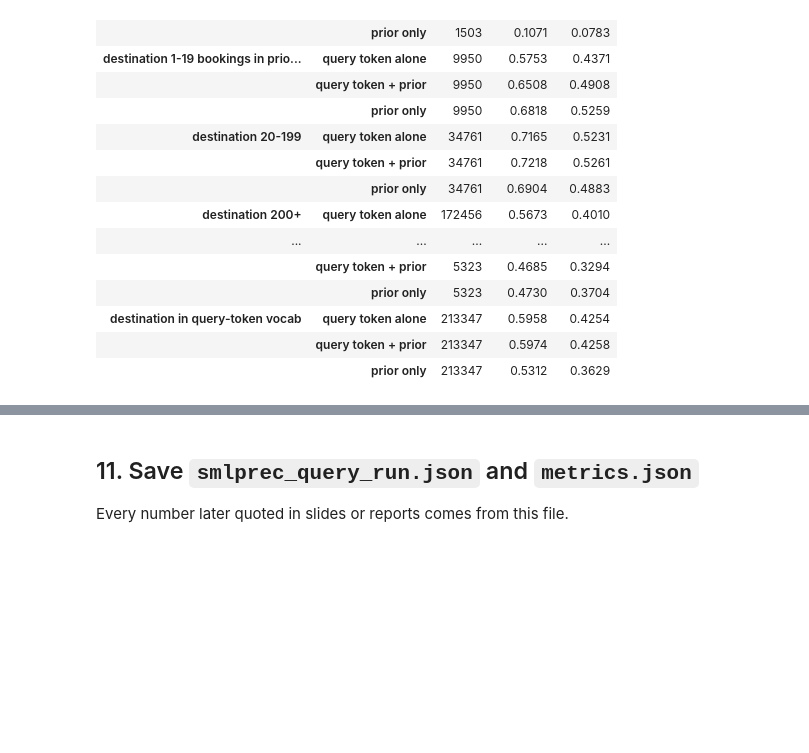
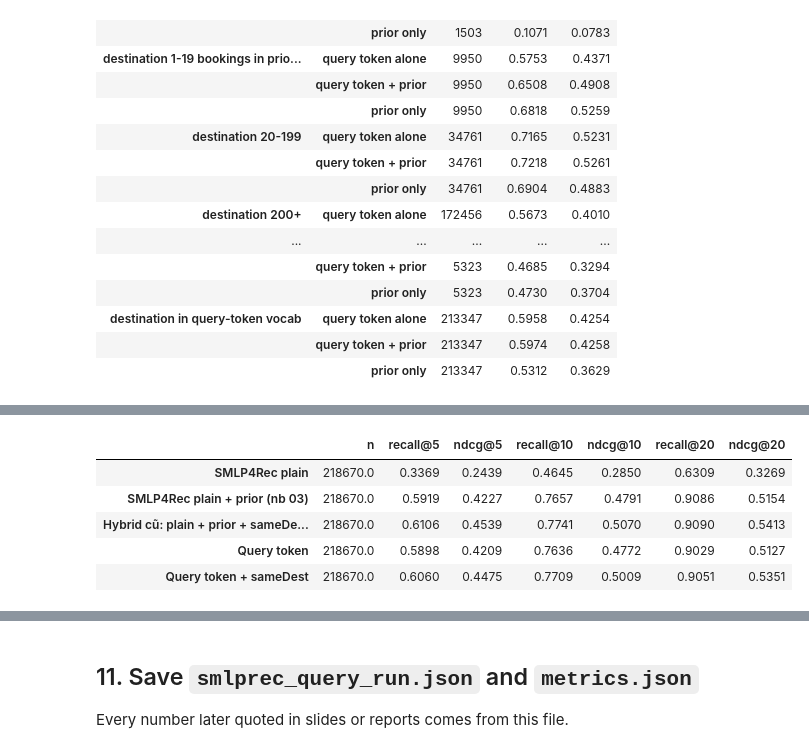
Before and after one commit to Quocker20/next-best-product-recommendation, a Jupyter notebook: notebooks/hospitality/smlp4rec/01c_train_test_smlp4rec_query.ipynb, the cells around one changed output, grey strips where cells are left out. Saved outputs shown, nothing was run; the diff lists cells and outputs as text; code cells hidden in the pictures; blank space fills up the shorter version.

```diff
--- a/notebooks/hospitality/smlp4rec/01c_train_test_smlp4rec_query.ipynb
+++ b/notebooks/hospitality/smlp4rec/01c_train_test_smlp4rec_query.ipynb
@@ -53,7 +53,7 @@ RESULT_JSON = ROOT / "results" / "week4_rebuild" / "smlprec_query_run.json"
 TAG = "query-1c"
 RUN_DIR = ROOT / "experiments" / f"{date.today():%Y-%m-%d}_expedia_smlp4rec_{TAG}"
 RUN_DIR.mkdir(parents=True, exist_ok=True)
-RESUME = True  # True: continue from RUN_DIR/last.pth if it exists (weights + optimizer + per-epoch rows); set False or delete the run folder for a fresh run
+RESUME = False  # True: continue from RUN_DIR/last.pth if it exists (weights + optimizer + per-epoch rows); set False or delete the run folder for a fresh run
 KS = (5, 10, 20)
 print("run dir:", RUN_DIR)
 
@@ -647,0 +712,18 @@ TEST slices (Recall@5 / NDCG@5)
+# %%
+def rank_hybrid(c: dict, p_base: np.ndarray, alpha: float, wmap: dict) -> np.ndarray:
+    """Rank of the target under log q_base + w_p log q_prior + w_s log q_sameDest; wmap = {0: (w_p, w_s) new dest, 1: known dest}."""
+    cid = c["q_seen"].astype(int)
+    wp = np.array([wmap[0][0], wmap[1][0]], np.float32)[cid][:, None]
+    ws = np.array([wmap[0][1], wmap[1][1]], np.float32)[cid][:, None]
+    return target_rank(
+        smoothed_log(p_base, alpha) + wp * smoothed_log(c["prior"], alpha) + ws * smoothed_log(same_dest_distribution(c["sd"]), alpha),
+        c["y"],
+    )
+
+
+# the old hybrid must be reproduced from the plain checkpoint and the saved weights (notebook 04)
+old_wmap = {k: (v[1], v[2]) for k, v in OLD_W.items()}
+rank_old_test = rank_hybrid(C["test"], C["test"]["p_plain"], OLD_ALPHA, old_wmap)
+got, want = summarize(rank_old_test, ks=KS), HY_REF["benchmark"]["test"]["warm"][OLD_NAME]
+print("old hybrid, test warm, recomputed:", {m: got[m] for m in ("recall@5", "ndcg@5", "ndcg@10")}, "| notebook 04:", {m: want[m] for m in ("recall@5", "ndcg@5", "ndcg@10")})
+assert all(abs(got[m] - want[m]) < 1e-4 for m in ("recall@5", "ndcg@5", "recall@10", "ndcg@10"))
@@ -647,0 +775,63 @@ TEST slices (Recall@5 / NDCG@5)
+# %%
+# L = 0 rows of the test window (first booking of each user): query-token variants run on an empty history, as scripts/query_token_cold_users.py
+inter_ids = pd.read_csv(WORK / "expedia_rowid" / "expedia_rowid.inter", sep="\t").sort_values(["user_id:token", "timestamp:float"], kind="stable")
+first = inter_ids.drop_duplicates("user_id:token", keep="first")
+t_valid_max = float(valid_data.dataset.inter_feat[TIME].max())
+f = first[first["timestamp:float"] >= t_valid_max]
+cold_row = f["row_id:float"].astype(int).values
+cold_y = f["item_id:token"].astype(int).values  # raw cluster index 0..99
+cold_dest = codes[cold_row, DEST].astype(np.int64)
+S_LEN = config["MAX_ITEM_LIST_LENGTH"]
+ml_cold = torch.log_softmax(
+    torch.from_numpy(full_scores(model, {"y": cold_y}, q_idx=Qt[cold_row], seq=torch.zeros((len(cold_y), S_LEN), dtype=torch.long))), dim=1
+).numpy()
+C["cold"] = {
+    "y": cold_y,
+    "q_seen": np.zeros(len(cold_y), bool),
+    "prior": prior_prob(cold_dest),
+    "sd": np.zeros((len(cold_y), len(cluster_ids)), np.float32),  # no history: sameDest is uniform after normalisation
+    "p_qt": np.exp(ml_cold[:, cluster_ids]),
+}
+assert len(cold_y) == 49443, len(cold_y)  # same rows as notebook 06
+
+NAMES = {
+    "plain": "SMLP4Rec plain",
+    "plain+prior": "SMLP4Rec plain + prior (nb 03)",
+    "old": "Hybrid cũ: plain + prior + sameDest (nb 04)",
+    "qt": "Query token",
+    "qt+prior": f"Query token + prior (w = {best_w})",
+    "A": "Query token + sameDest",
+}
+
+
+def ranks_for(part: str) -> dict:
+    c = C[part]
+    r = {}
+    r[NAMES["qt"]] = target_rank(np.log(c["p_qt"] + 1e-30), c["y"])
+    r[NAMES["qt+prior"]] = target_rank(np.log(c["p_qt"] + 1e-30) + best_w * np.log(c["prior"] + EPS), c["y"])
+    r[NAMES["A"]] = rank_hybrid(c, c["p_qt"], tuned["A"]["alpha"], tuned["A"]["weights"])
+    if part == "test":
+        r[NAMES["plain"]] = target_rank(np.log(c["p_plain"] + 1e-30), c["y"])
+        r[NAMES["plain+prior"]] = target_rank(np.log(c["p_plain"] + 1e-30) + FUSION_W * np.log(c["prior"] + EPS), c["y"])
+        r[NAMES["old"]] = rank_old_test
+    else:  # cold rows: plain = global popularity; plain + prior and the old hybrid = prior only (definition of notebooks 03 / 04 / 06)
+        pr_only = target_rank(np.log(c["prior"] + EPS), c["y"])
+        r[NAMES["plain"]] = target_rank(np.tile(pop[cluster_ids], (len(c["y"]), 1)), c["y"])
+        r[NAMES["plain+prior"]] = pr_only
+        r[NAMES["old"]] = pr_only
+    return r
+
+
+R_warm, R_cold = ranks_for("test"), ranks_for("cold")
+ORDER = [NAMES[k] for k in ("plain", "plain+prior", "old", "qt", "A")]
+bench = {
+    "warm": {n: summarize(R_warm[n], ks=KS) for n in ORDER},
+    "all_events": {n: summarize(np.concatenate([R_warm[n], R_cold[n]]), ks=KS) for n in ORDER},
+}
+# cross-check against the saved all-events result of notebook 04
+chk = HY_REF["benchmark"]["test"]["all_events"][OLD_NAME]
+assert abs(bench["all_events"][NAMES["old"]]["ndcg@5"] - chk["ndcg@5"]) < 2e-3, (bench["all_events"][NAMES["old"]]["ndcg@5"], chk["ndcg@5"])
+for scope in ("warm", "all_events"):
+    print(f"TEST, {scope}" + (" (user có lịch sử, L >= 1)" if scope == "warm" else " (thêm 49.443 dòng L = 0)"))
+    display(pd.DataFrame(bench[scope]).T[["n", *COLS]])
+# %% [output]
@@ -647,0 +839,6 @@ TEST slices (Recall@5 / NDCG@5)
+|  | n | recall@5 | ndcg@5 | recall@10 | ndcg@10 | recall@20 | ndcg@20 |
+| SMLP4Rec plain | 218670.0 | 0.3369 | 0.2439 | 0.4645 | 0.2850 | 0.6309 | 0.3269 |
+| SMLP4Rec plain + prior (nb 03) | 218670.0 | 0.5919 | 0.4227 | 0.7657 | 0.4791 | 0.9086 | 0.5154 |
+| Hybrid cũ: plain + prior + sameDe... | 218670.0 | 0.6106 | 0.4539 | 0.7741 | 0.5070 | 0.9090 | 0.5413 |
+| Query token | 218670.0 | 0.5898 | 0.4209 | 0.7636 | 0.4772 | 0.9029 | 0.5127 |
+| Query token + sameDest | 218670.0 | 0.6060 | 0.4475 | 0.7709 | 0.5009 | 0.9051 | 0.5351 |
```
Also changed, not shown: parts of 11 cells of this notebook, 16 other files.
